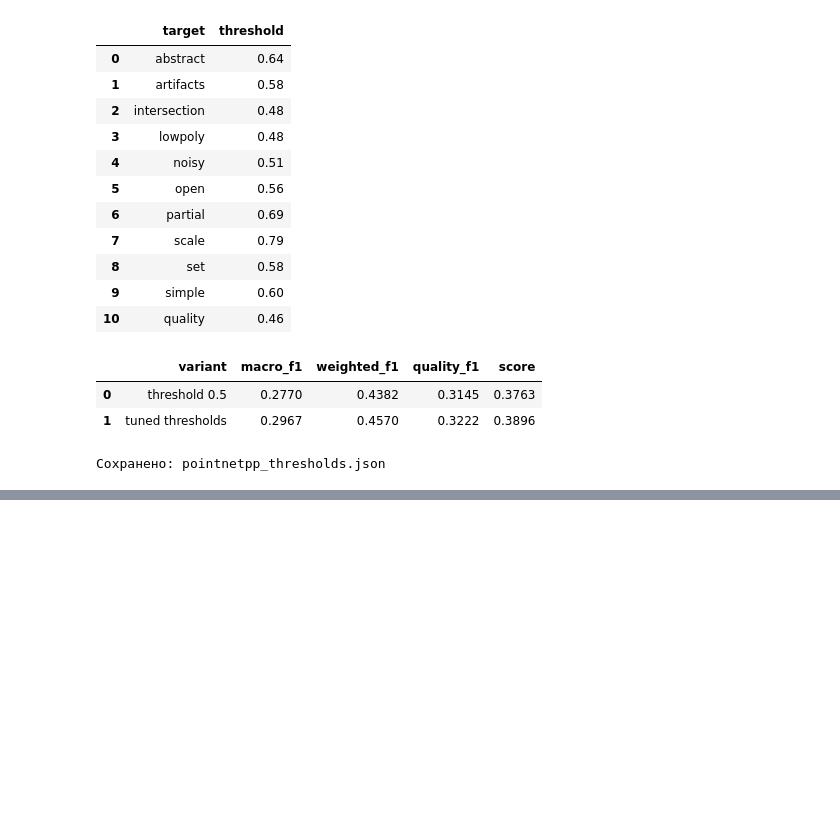
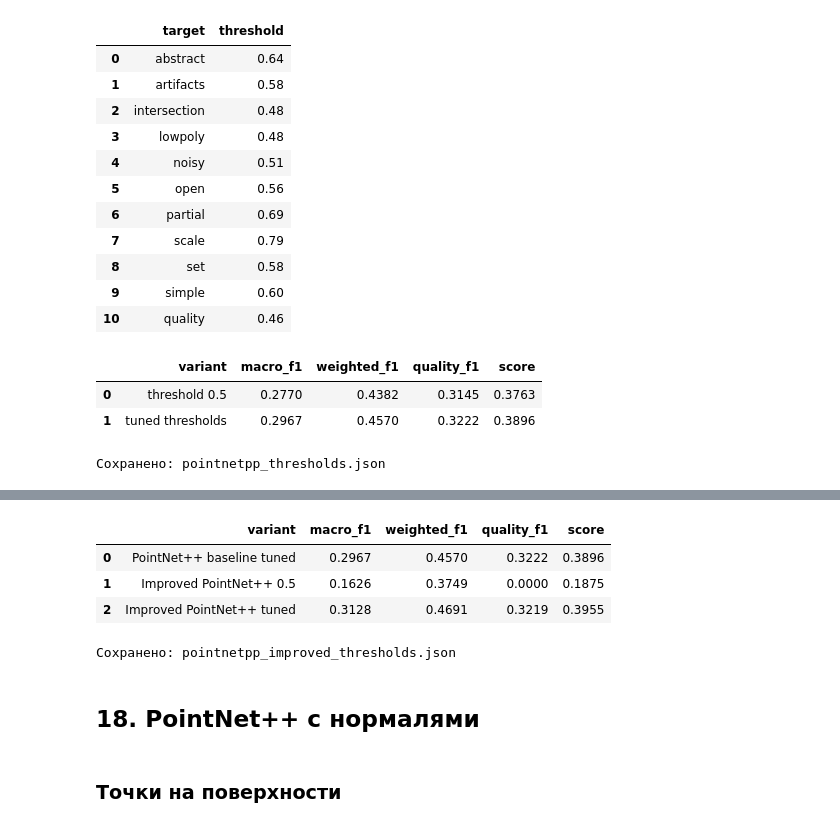
Before and after one commit to gasich27/AI-Challenge-2026-MainStage, a Jupyter notebook: pointnetpp_baseline.ipynb, the cells around one changed output, grey strips where cells are left out. Drawn from its saved outputs; the diff is of its cells as text; code cells hidden in the pictures; blank space fills up the shorter version.

```diff
--- a/pointnetpp_baseline.ipynb
+++ b/pointnetpp_baseline.ipynb
@@ -615,0 +890,77 @@ print('Сохранено:', thresholds_path)
+# %%
+improved_tuned_predictions = (
+    improved_probabilities >= improved_thresholds
+).astype(int)
+
+improved_tuned_class_f1 = f1_score(
+    improved_targets,
+    improved_tuned_predictions,
+    average=None,
+    zero_division=0
+)
+improved_tuned_weighted_f1 = f1_score(
+    improved_targets[:, :10],
+    improved_tuned_predictions[:, :10],
+    average='weighted',
+    zero_division=0
+)
+improved_tuned_quality_f1 = improved_tuned_class_f1[-1]
+improved_tuned_score = (
+    improved_tuned_weighted_f1 + improved_tuned_quality_f1
+) / 2
+
+pd.DataFrame({
+    'variant': [
+        'PointNet++ baseline tuned',
+        'Improved PointNet++ 0.5',
+        'Improved PointNet++ tuned'
+    ],
+    'macro_f1': [
+        tuned_class_f1.mean(),
+        improved_metrics['macro_f1'],
+        improved_tuned_class_f1.mean()
+    ],
+    'weighted_f1': [
+        tuned_weighted_f1,
+        improved_metrics['weighted_f1'],
+        improved_tuned_weighted_f1
+    ],
+    'quality_f1': [
+        tuned_quality_f1,
+        improved_metrics['quality_f1'],
+        improved_tuned_quality_f1
+    ],
+    'score': [
+        tuned_score,
+        improved_metrics['score'],
+        improved_tuned_score
+    ]
+}).round(4)
+# %% [output]
+|  | variant | macro_f1 | weighted_f1 | quality_f1 | score |
+| 0 | PointNet++ baseline tuned | 0.2967 | 0.4570 | 0.3222 | 0.3896 |
+| 1 | Improved PointNet++ 0.5 | 0.1626 | 0.3749 | 0.0000 | 0.1875 |
+| 2 | Improved PointNet++ tuned | 0.3128 | 0.4691 | 0.3219 | 0.3955 |
+# %%
+improved_thresholds_path = (
+    ROOT / 'pointnetpp_improved_thresholds.json'
+)
+
+thresholds_to_save = {
+    target: float(threshold)
+    for target, threshold in zip(
+        target_columns,
+        improved_thresholds
+    )
+}
+
+with open(improved_thresholds_path, 'w', encoding='utf-8') as file:
+    json.dump(thresholds_to_save, file, indent=2)
+
+print('Сохранено:', improved_thresholds_path)
+# %% [output]
+Сохранено: pointnetpp_improved_thresholds.json
+# %% [markdown]
+## 18. PointNet++ с нормалями
+# %% [markdown]
+### Точки на поверхности
```
Also changed, not shown: parts of 28 cells of this notebook, 1 other file.
